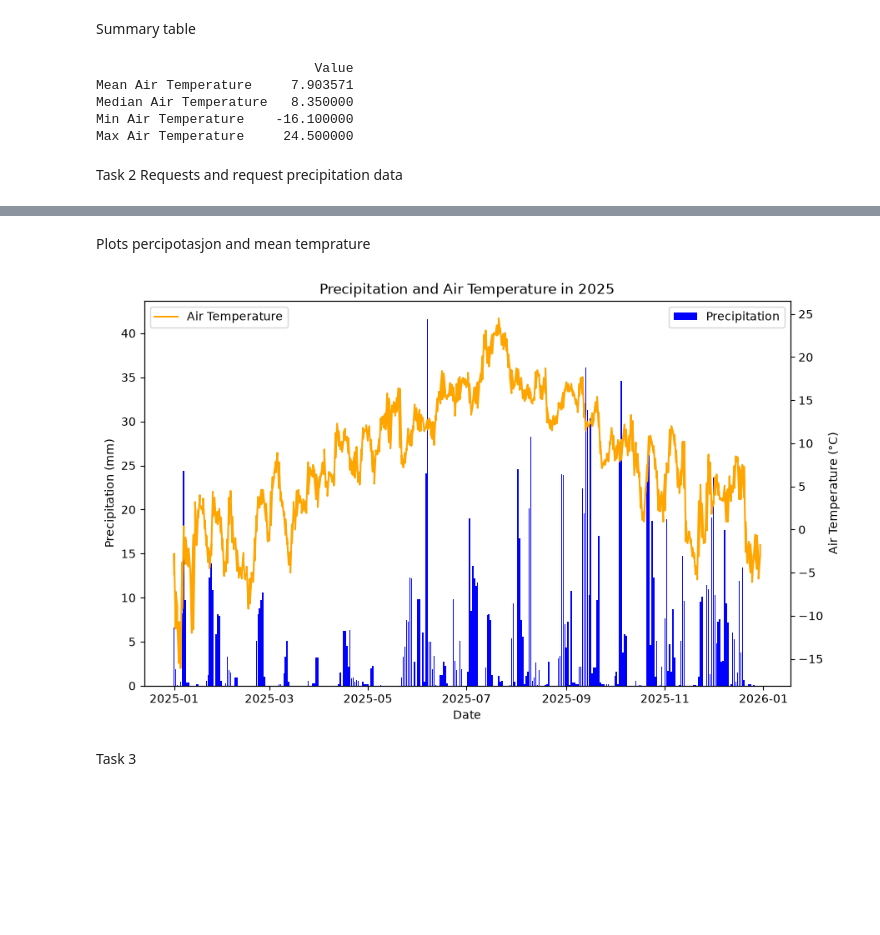
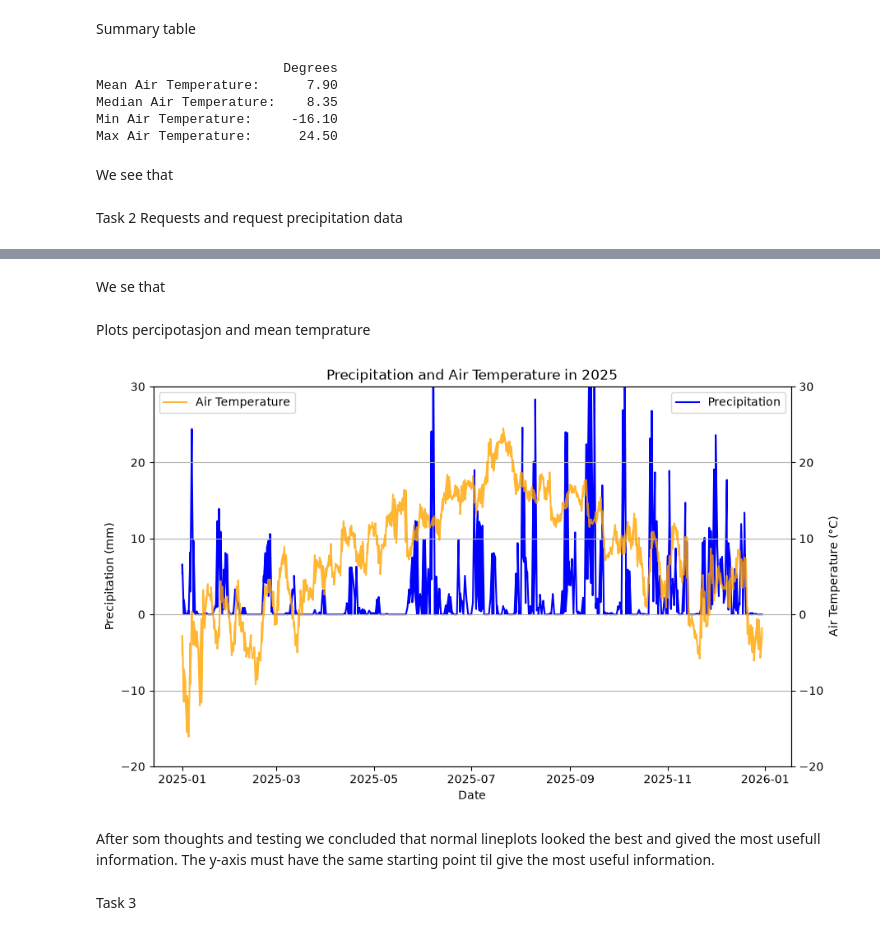
Before and after one commit to adriannv22/Inf201_deliverabal1, a Jupyter notebook: inf201_deliverabel_1.ipynb, the cells around one changed output, grey strips where cells are left out. Cells and saved outputs as stored; diff of their text form; code cells hidden in the pictures; blank space fills up the shorter version.

```diff
--- a/inf201_deliverabel_1.ipynb
+++ b/inf201_deliverabel_1.ipynb
@@ -99,17 +100,19 @@ Min_air_temperature = temp_df[temp_df['elementId'] == 'mean(air_temperature P1D)
 Max_air_temperature = temp_df[temp_df['elementId'] == 'mean(air_temperature P1D)']['value'].max()
 
 #Store the calculated values in a pandas DataFrame.
-df_summery = pd.DataFrame({'Value': [Mean_air_temperature, Median_air_temperature, Min_air_temperature, Max_air_temperature]}, index=['Mean Air Temperature', 'Median Air Temperature', 'Min Air Temperature', 'Max Air Temperature'])
+df_summery = pd.DataFrame({'Degrees': [Mean_air_temperature, Median_air_temperature, Min_air_temperature, Max_air_temperature]}, index=['Mean Air Temperature:', 'Median Air Temperature:', 'Min Air Temperature:', 'Max Air Temperature:'])
 #print the DataFrame containing the calculated values.
-
+df_summery['Degrees']=df_summery['Degrees'].map('{:.2f}'.format)
 #Vi henter ut daglige gjennomsnittstemperaturer.
 print(df_summery)
 # %% [output]
-                            Value
-Mean Air Temperature     7.903571
-Median Air Temperature   8.350000
-Min Air Temperature    -16.100000
-Max Air Temperature     24.500000
+                        Degrees
+Mean Air Temperature:      7.90
+Median Air Temperature:    8.35
+Min Air Temperature:     -16.10
+Max Air Temperature:      24.50
+# %% [markdown]
+We see that
 # %% [markdown]
 Task 2
 Requests and request precipitation data
@@ -135,25 +138,35 @@ Data retrieved from frost.met.no!
 | 725 | 1 | sum(precipitation_amount P1D) | 0.0 | mm | PT6H | P1D | 0 | C | ... |
 | 726 | 0 | sum(precipitation_amount P1D) | 0.0 | mm | PT18H | P1D | 0 | C | ... |
 | 727 | 1 | sum(precipitation_amount P1D) | 0.0 | mm | PT6H | P1D | 0 | C | ... |
+# %% [markdown]
+We se that
 # %% [markdown]
 Plots percipotasjon and mean temprature
 # %%
 #Plot the precipitation and air temperature data for 2025 using matplotlib library.
 fig, ax = plt.subplots(figsize=(10, 6))
-ax.bar(precipitation_df['referenceTime'], precipitation_df['value'], label='Precipitation', color='blue')
+#Plots the percipitation with labels.
+ax.plot(precipitation_df['referenceTime'], precipitation_df['value'], label='Precipitation', color='blue')
 ax.set_ylabel('Precipitation (mm)')
 ax.set_xlabel('Date')
 ax.legend(loc='upper right')
+ax.set_ylim(-20,30)#Limits the y-axis
 
+#Setts the x-axis to be the same as the persipitation.
 ax=ax.twinx()
-ax.plot(temp_df['referenceTime'], temp_df['value'], label='Air Temperature', color='orange')
+#Plots the temprature with labels.
+ax.plot(temp_df['referenceTime'], temp_df['value'], label='Air Temperature', color='orange', alpha=0.8)
 ax.set_ylabel('Air Temperature (°C)')
-ax.set_title('Precipitation and Air Temperature in 2025')
+ax.set_title('Precipitation and Air Temperature in 2025')#Plots the title
+ax.set_ylim(-20,30)#Limits the y-axis
 ax.legend(loc='upper left')
+plt.grid()
 
 plt.show()
 # %% [output]
-[figure, old version]
+[figure, new version]
+# %% [markdown]
+After som thoughts and testing we concluded that normal lineplots looked the best and gived the most usefull information. The y-axis must have the same starting point til give the most useful information.
 # %% [markdown]
 Task 3
 # %%
```
Also changed, not shown: parts of 3 cells of this notebook.
